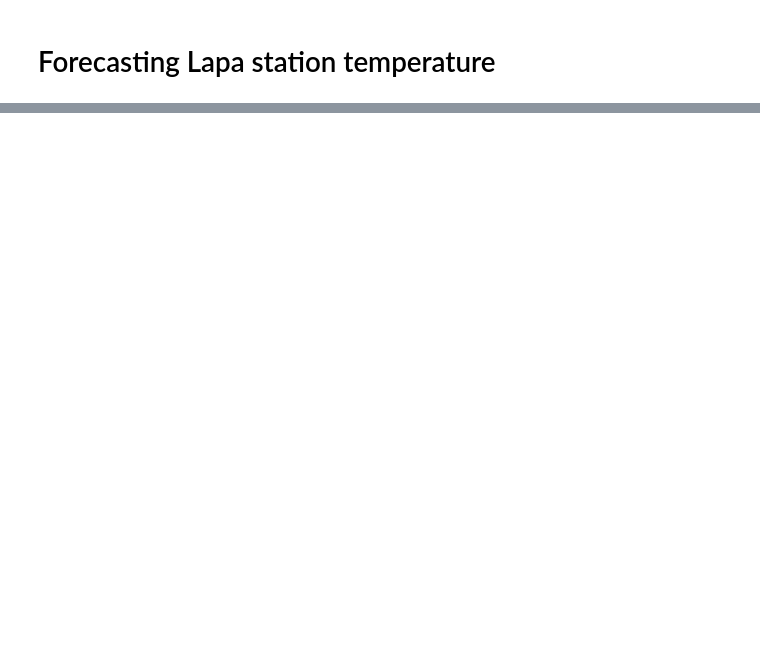
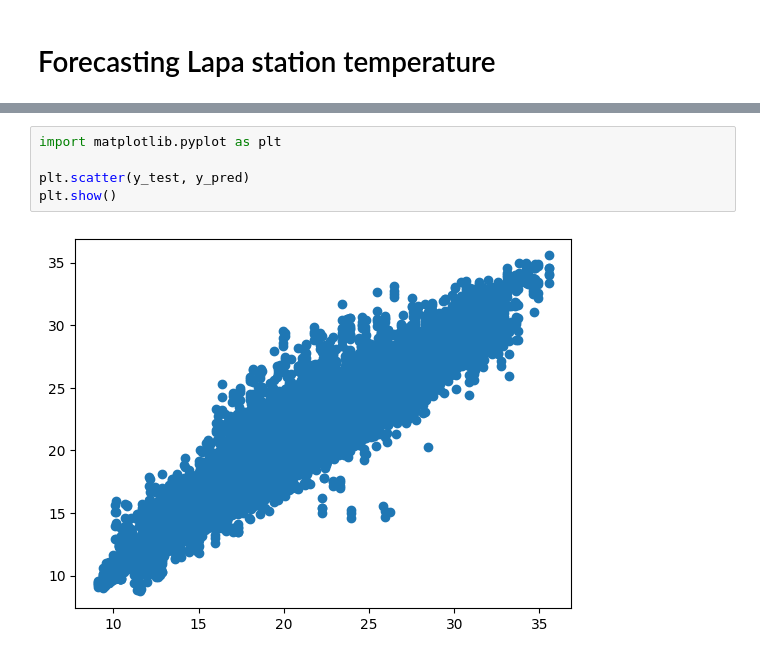
Before and after one commit to plbalmeida/ml-uhi, a Jupyter notebook: notebooks/2.0-modeling.ipynb, the cells around one changed output, grey strips where cells are left out. Saved outputs shown, nothing was run; the diff lists cells and outputs as text; blank space fills up the shorter version.

```diff
--- a/notebooks/2.0-modeling.ipynb
+++ b/notebooks/2.0-modeling.ipynb
@@ -166 +127,8 @@ Test RMSE: 1.47
+# %%
+import matplotlib.pyplot as plt
+
+plt.scatter(y_test, y_pred)
+plt.show()
+# %% [output]
+[figure, added]
 # %%
```
Also changed, not shown: parts of 28 cells of this notebook, 5 other files.
